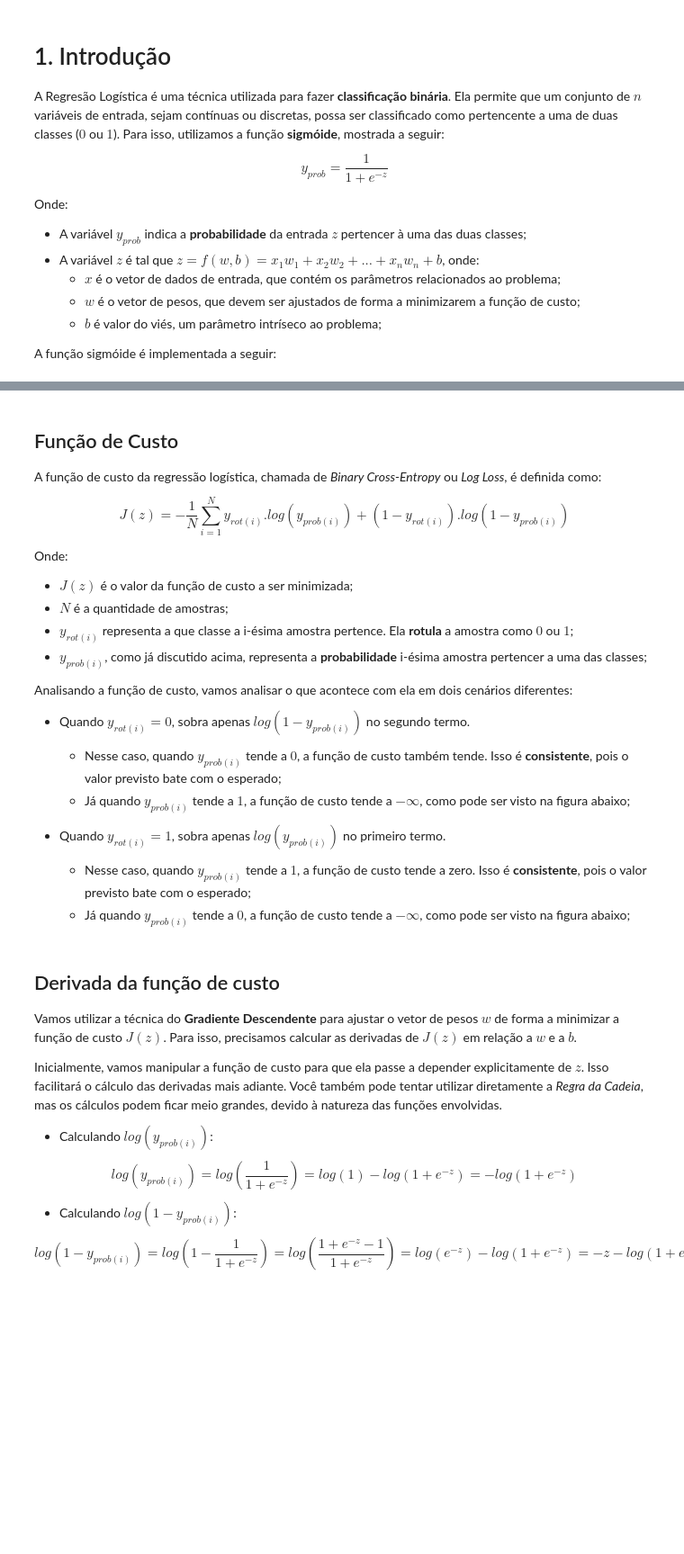
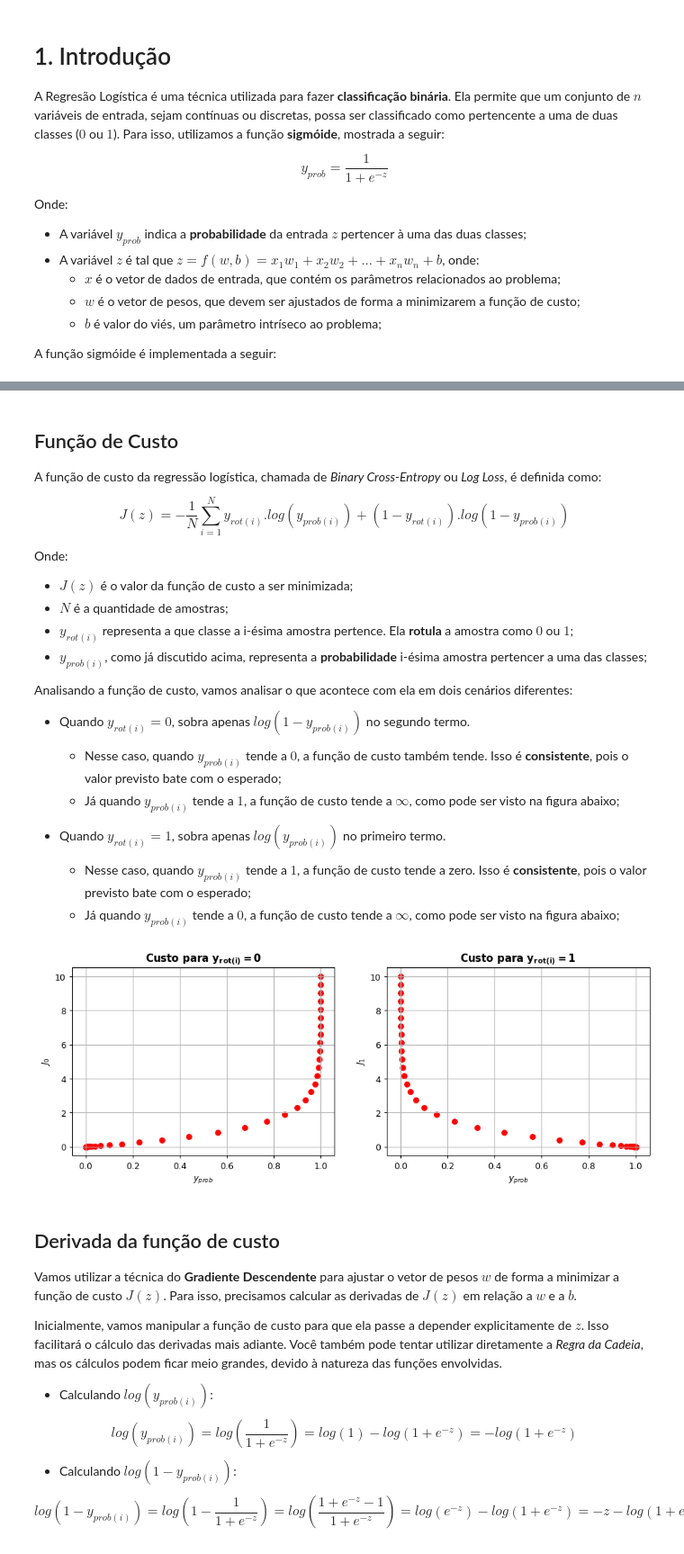
Before and after one commit to ZaqueuCavalcante/Machine-Learning, a Jupyter notebook: CLS01-Logistic-Regression.ipynb, the cells around one changed output, grey strips where cells are left out. Shown at 90% size. Drawn from its saved outputs; the diff is of its cells as text; code cells hidden in the pictures; blank space fills up the shorter version.

```diff
--- a/CLS01-Logistic-Regression.ipynb
+++ b/CLS01-Logistic-Regression.ipynb
@@ -55,36 +57,38 @@ Onde:
 Analisando a função de custo, vamos analisar o que acontece com ela em dois cenários diferentes:
 - Quando $y_{rot(i)} = 0$, sobra apenas $log(1-{y_{prob(i)}})$ no segundo termo.
     - Nesse caso, quando ${y_{prob(i)}}$ tende a $0$, a função de custo também tende. Isso é **consistente**, pois o valor previsto bate com o esperado;
-    - Já quando ${y_{prob(i)}}$ tende a $1$, a função de custo tende a $-\infty$, como pode ser visto na figura abaixo;
+    - Já quando ${y_{prob(i)}}$ tende a $1$, a função de custo tende a $\infty$, como pode ser visto na figura abaixo;
 
 - Quando $y_{rot(i)} = 1$, sobra apenas $log({y_{prob(i)}})$ no primeiro termo.
     - Nesse caso, quando ${y_{prob(i)}}$ tende a $1$, a função de custo tende a zero. Isso é **consistente**, pois o valor previsto bate com o esperado;
-    - Já quando ${y_{prob(i)}}$ tende a $0$, a função de custo tende a $-\infty$, como pode ser visto na figura abaixo;
+    - Já quando ${y_{prob(i)}}$ tende a $0$, a função de custo tende a $\infty$, como pode ser visto na figura abaixo;
 # %%
 def J_0(y_prob):
-    return np.log(1 - y_prob)
+    return - np.log(1 - y_prob)
 
 J_0 = J_0(y_prob)
 
 plt.figure(figsize=(12,4), dpi=90)
 plt.subplot(121)
 plt.scatter(y_prob, J_0, color='r')
 plt.title('Custo para $\mathbf{y_{rot(i)} = 0}$', fontweight="bold")
 plt.xlabel('$y_{prob}$')
 plt.ylabel('$J_{0}$')
 plt.grid()
 
 def J_1(y_prob):
-    return np.log(y_prob)
+    return - np.log(y_prob)
 
 J_1 = J_1(y_prob)
 
 plt.subplot(122)
 plt.scatter(y_prob, J_1, color='r')
 plt.title('Custo para $\mathbf{y_{rot(i)} = 1}$', fontweight="bold")
 plt.xlabel('$y_{prob}$')
 plt.ylabel('$J_{1}$')
 plt.grid()
+# %% [output]
+[figure, added]
 # %% [markdown]
 ## Derivada da função de custo
 
```
Also changed, not shown: parts of 1 cell of this notebook, 1 other file.
